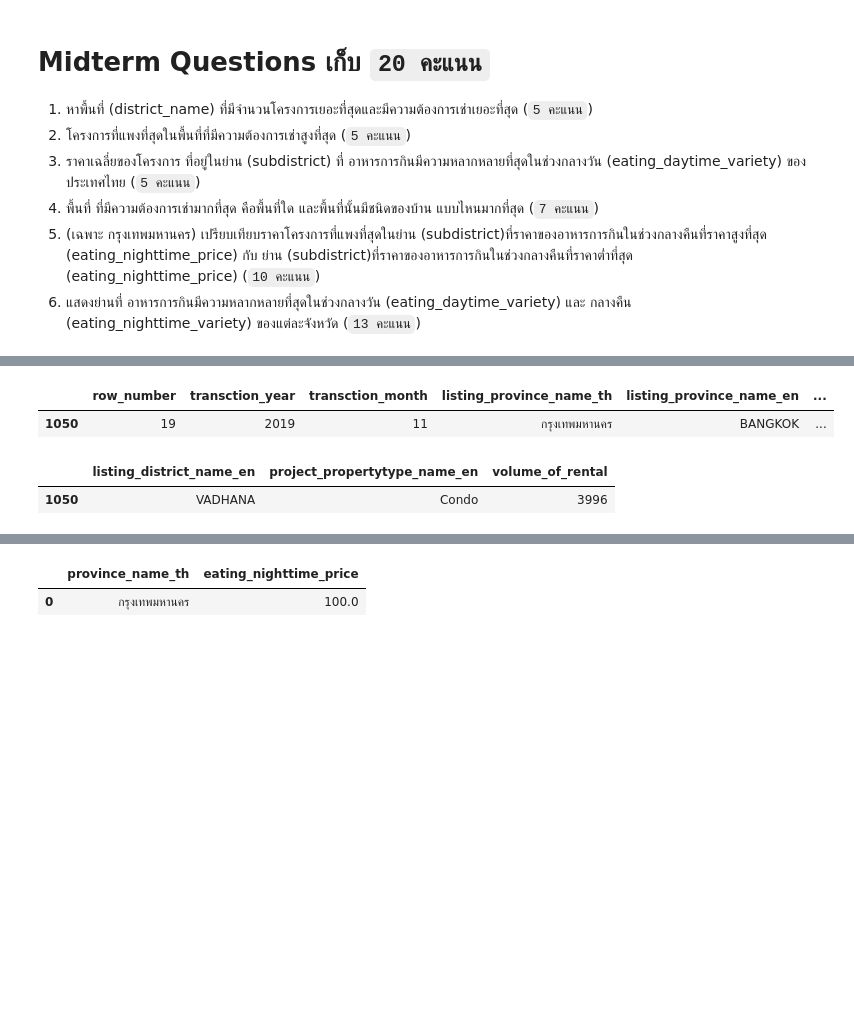
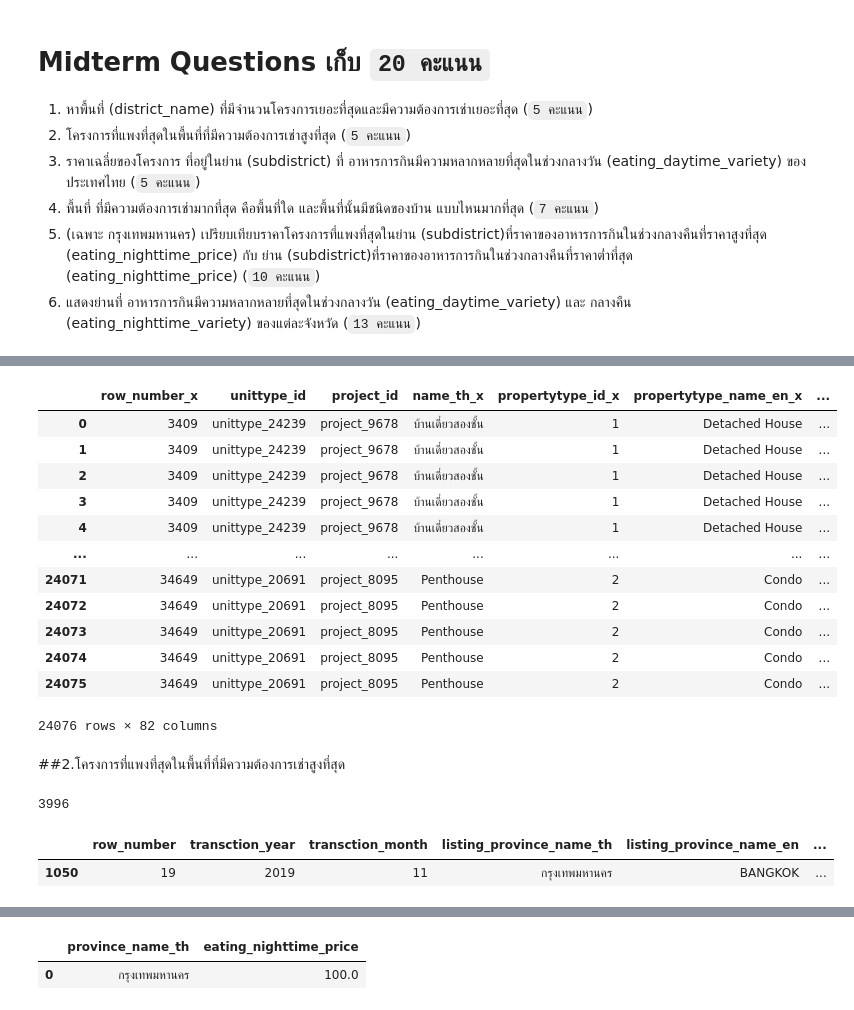
Before and after one commit to chutimaq/BasicProg_DataViz65, a Jupyter notebook: midterm65.ipynb, the cells around one changed output, grey strips where cells are left out. Drawn from its saved outputs; the diff is of its cells as text; code cells hidden in the pictures; blank space fills up the shorter version.

```diff
--- a/midterm65.ipynb
+++ b/midterm65.ipynb
@@ -87,0 +166,17 @@ rent['volume_of_rental'].max()
+# %%
+unit_rent_project = unit_rent.merge(project, left_on='project_id', right_on='project_id')
+unit_rent_project
+# %% [output]
+|  | row_number_x | unittype_id | project_id | name_th_x | propertytype_id_x | propertytype_name_en_x | ... |
+| 0 | 3409 | unittype_24239 | project_9678 | บ้านเดี่ยวสองชั้น | 1 | Detached House | ... |
+| 1 | 3409 | unittype_24239 | project_9678 | บ้านเดี่ยวสองชั้น | 1 | Detached House | ... |
+| 2 | 3409 | unittype_24239 | project_9678 | บ้านเดี่ยวสองชั้น | 1 | Detached House | ... |
+| 3 | 3409 | unittype_24239 | project_9678 | บ้านเดี่ยวสองชั้น | 1 | Detached House | ... |
+| 4 | 3409 | unittype_24239 | project_9678 | บ้านเดี่ยวสองชั้น | 1 | Detached House | ... |
+| ... | ... | ... | ... | ... | ... | ... | ... |
+| 24071 | 34649 | unittype_20691 | project_8095 | Penthouse | 2 | Condo | ... |
+| 24072 | 34649 | unittype_20691 | project_8095 | Penthouse | 2 | Condo | ... |
+| 24073 | 34649 | unittype_20691 | project_8095 | Penthouse | 2 | Condo | ... |
+| 24074 | 34649 | unittype_20691 | project_8095 | Penthouse | 2 | Condo | ... |
+| 24075 | 34649 | unittype_20691 | project_8095 | Penthouse | 2 | Condo | ... |
+24076 rows × 82 columns
@@ -88,12 +185,11 @@ rent['volume_of_rental'].max()
+# %% [markdown]
+##2.โครงการที่แพงที่สุดในพื้นที่ที่มีความต้องการเช่าสูงที่สุด
+# %%
+rent['volume_of_rental'].max()
+# %% [output]
+3996
 # %%
 rent[rent['volume_of_rental']==rent['volume_of_rental'].max()]
 # %% [output]
 |  | row_number | transction_year | transction_month | listing_province_name_th | listing_province_name_en | ... |
 | 1050 | 19 | 2019 | 11 | กรุงเทพมหานคร | BANGKOK | ... |
-# %%
-# 4 พื้นที่ ที่มีความต้องการเช่ามากที่สุด คือพื้นที่ใด และพื้นที่นั้นมีชนิดของบ้าน แบบไหนมากที่สุด
-
-rent[rent['volume_of_rental']==rent['volume_of_rental'].max()][['listing_district_name_en','project_propertytype_name_en','volume_of_rental']]
-# %% [output]
-|  | listing_district_name_en | project_propertytype_name_en | volume_of_rental |
-| 1050 | VADHANA | Condo | 3996 |
```
Also changed, not shown: parts of 16 cells of this notebook.
